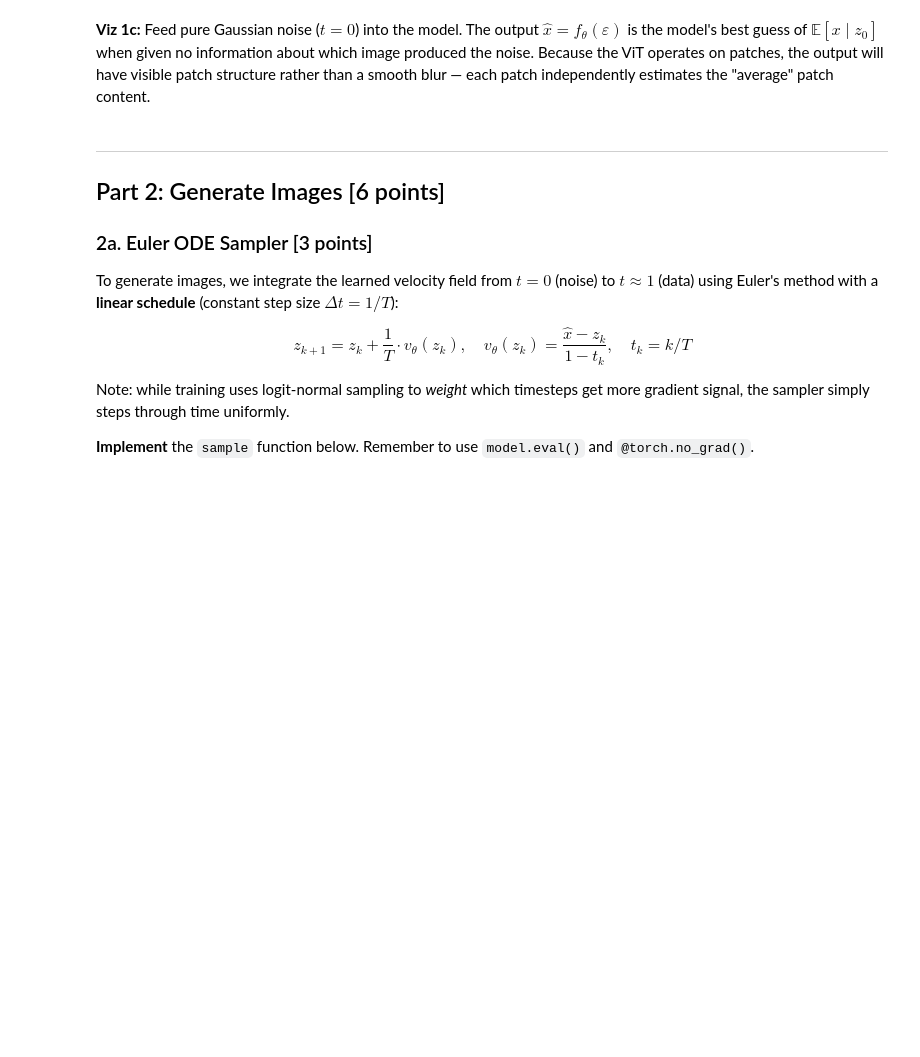
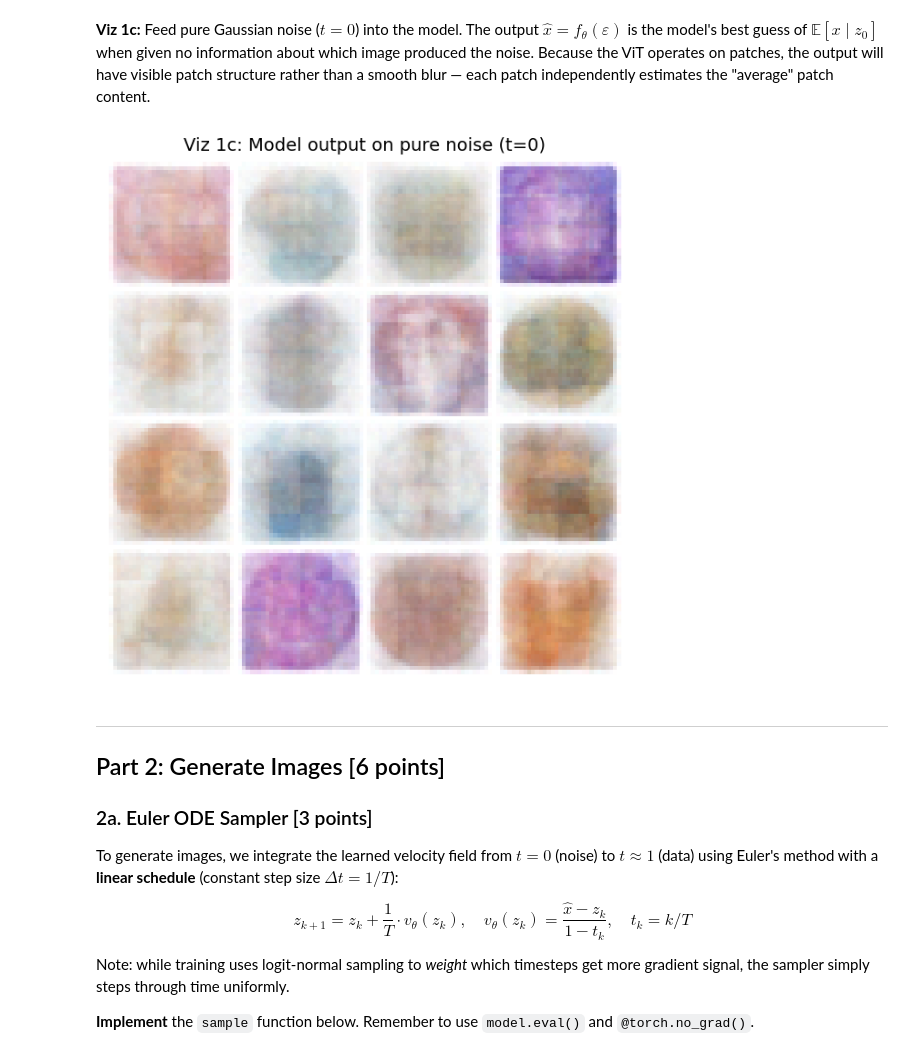
Before and after one commit to Vedant2100/s26, a Jupyter notebook: CS_229/hw3/hw3-1.ipynb, the cells around one changed output. Drawn from its saved outputs; the diff is of its cells as text; code cells hidden in the pictures; blank space fills up the shorter version.

```diff
--- a/CS_229/hw3/hw3-1.ipynb
+++ b/CS_229/hw3/hw3-1.ipynb
@@ -388,9 +483,20 @@ Now that the model is trained, let's examine what it has learned.
 # %%
 # TODO: Viz 1c — Denoiser on pure noise
 # 1. model.eval()
 # 2. Generate pure noise: torch.randn(16, 3, 32, 32, device=device)
 # 3. Pass through model with torch.no_grad()
 # 4. Display using show_grid()
+# Viz 1c — Denoiser on pure noise
+model.eval()
+
+noise = torch.randn(16, 3, 32, 32, device=device)
+
+with torch.no_grad():
+    x_hat = model(noise)
+
+show_grid(x_hat, nrow=4, title='Viz 1c: Model output on pure noise (t=0)')
+# %% [output]
+[figure, added]
 # %% [markdown]
 ---
 
```
Also changed, not shown: parts of 16 cells of this notebook.
